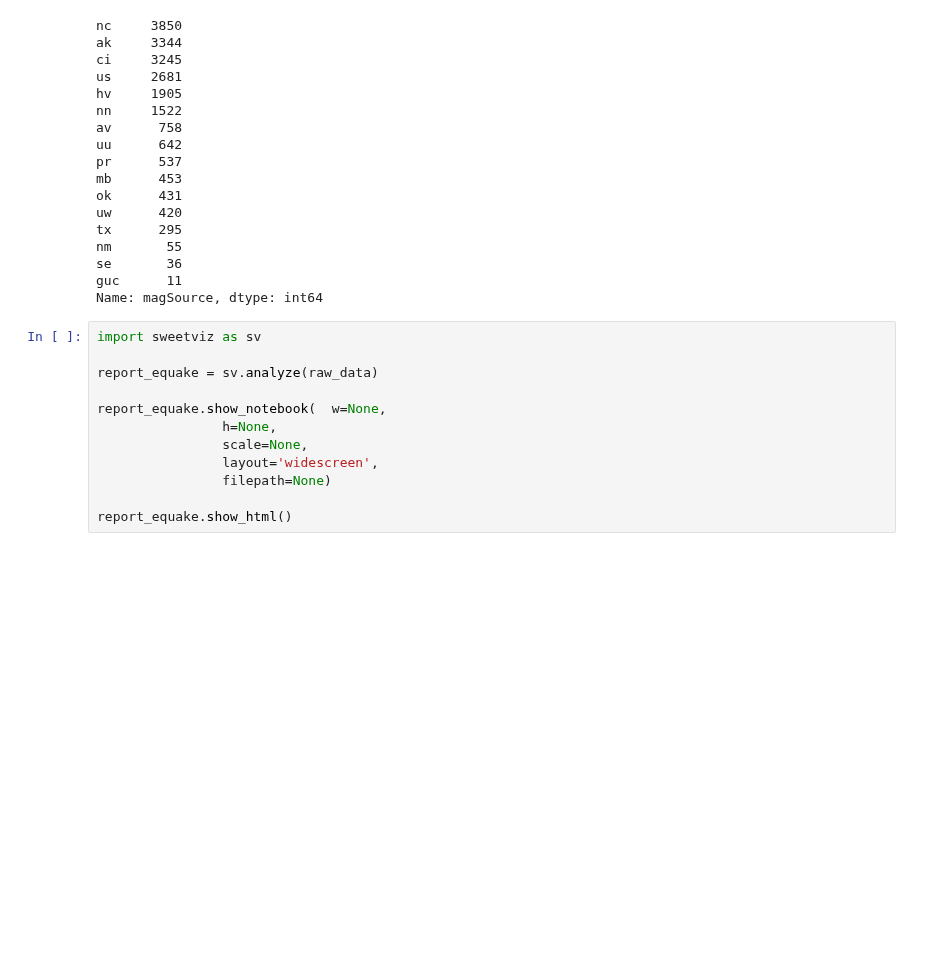
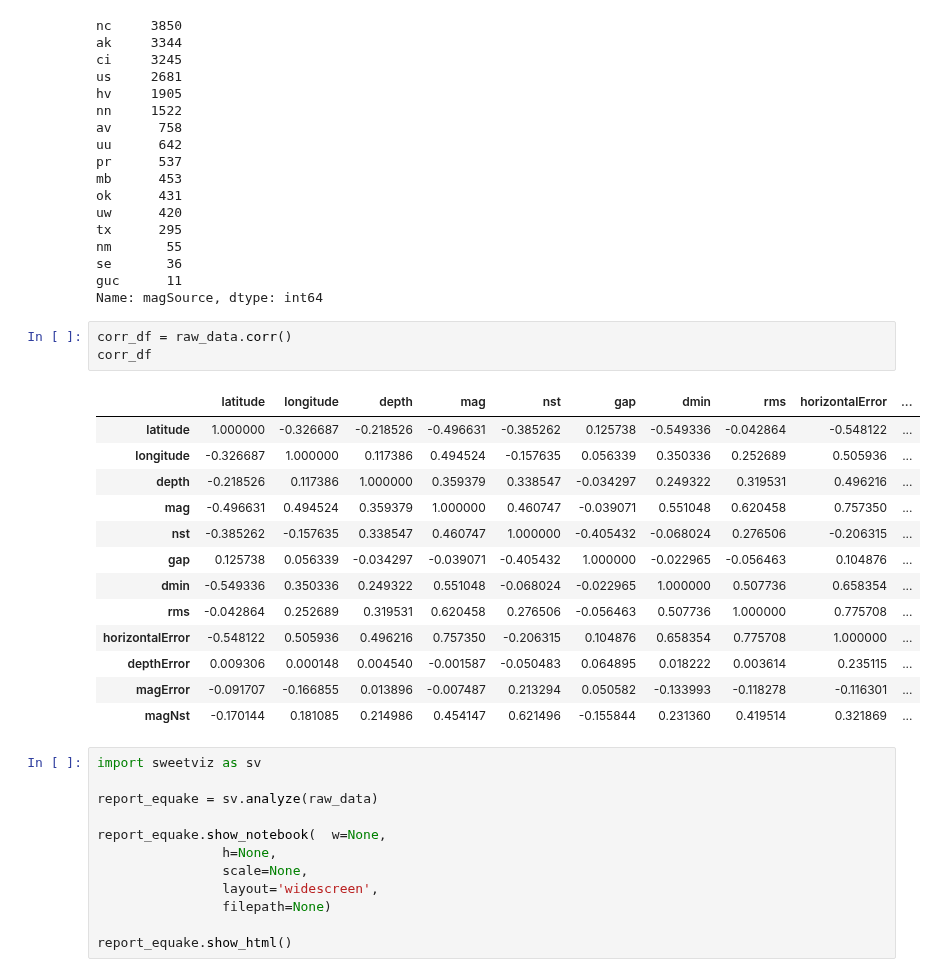
Before and after one commit to rromang/earthquake_modeling, a Jupyter notebook: noteboooks/data_exploration.ipynb, the cells around one changed output. Saved outputs shown, nothing was run; the diff lists cells and outputs as text; blank space fills up the shorter version.

```diff
--- a/noteboooks/data_exploration.ipynb
+++ b/noteboooks/data_exploration.ipynb
@@ -149,6 +169,23 @@ nm       55
 se       36
 guc      11
 Name: magSource, dtype: int64
+# %%
+corr_df = raw_data.corr()
+corr_df
+# %% [output]
+|  | latitude | longitude | depth | mag | nst | gap | dmin | rms | horizontalError | ... |
+| latitude | 1.000000 | -0.326687 | -0.218526 | -0.496631 | -0.385262 | 0.125738 | -0.549336 | -0.042864 | -0.548122 | ... |
+| longitude | -0.326687 | 1.000000 | 0.117386 | 0.494524 | -0.157635 | 0.056339 | 0.350336 | 0.252689 | 0.505936 | ... |
+| depth | -0.218526 | 0.117386 | 1.000000 | 0.359379 | 0.338547 | -0.034297 | 0.249322 | 0.319531 | 0.496216 | ... |
+| mag | -0.496631 | 0.494524 | 0.359379 | 1.000000 | 0.460747 | -0.039071 | 0.551048 | 0.620458 | 0.757350 | ... |
+| nst | -0.385262 | -0.157635 | 0.338547 | 0.460747 | 1.000000 | -0.405432 | -0.068024 | 0.276506 | -0.206315 | ... |
+| gap | 0.125738 | 0.056339 | -0.034297 | -0.039071 | -0.405432 | 1.000000 | -0.022965 | -0.056463 | 0.104876 | ... |
+| dmin | -0.549336 | 0.350336 | 0.249322 | 0.551048 | -0.068024 | -0.022965 | 1.000000 | 0.507736 | 0.658354 | ... |
+| rms | -0.042864 | 0.252689 | 0.319531 | 0.620458 | 0.276506 | -0.056463 | 0.507736 | 1.000000 | 0.775708 | ... |
+| horizontalError | -0.548122 | 0.505936 | 0.496216 | 0.757350 | -0.206315 | 0.104876 | 0.658354 | 0.775708 | 1.000000 | ... |
+| depthError | 0.009306 | 0.000148 | 0.004540 | -0.001587 | -0.050483 | 0.064895 | 0.018222 | 0.003614 | 0.235115 | ... |
+| magError | -0.091707 | -0.166855 | 0.013896 | -0.007487 | 0.213294 | 0.050582 | -0.133993 | -0.118278 | -0.116301 | ... |
+| magNst | -0.170144 | 0.181085 | 0.214986 | 0.454147 | 0.621496 | -0.155844 | 0.231360 | 0.419514 | 0.321869 | ... |
 # %%
 import sweetviz as sv
 
```
Also changed, not shown: parts of 1 cell of this notebook.
